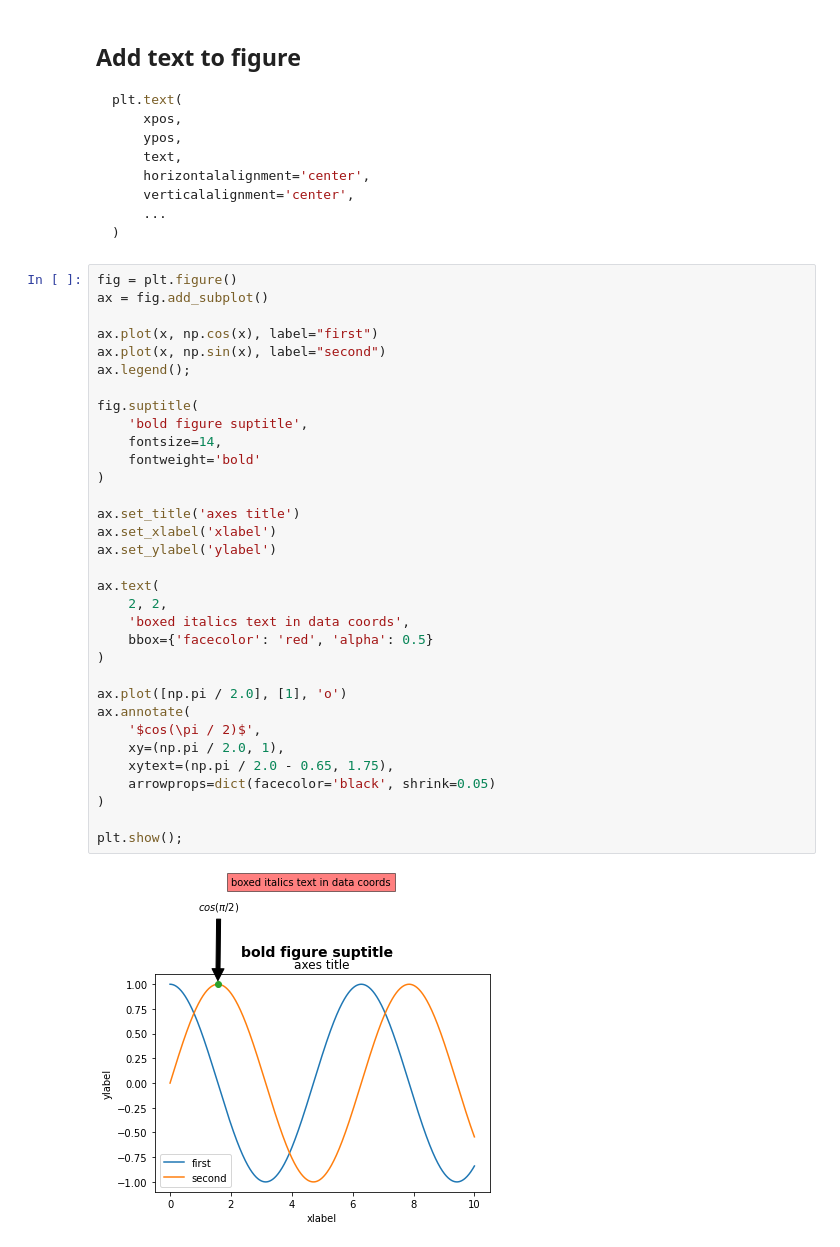
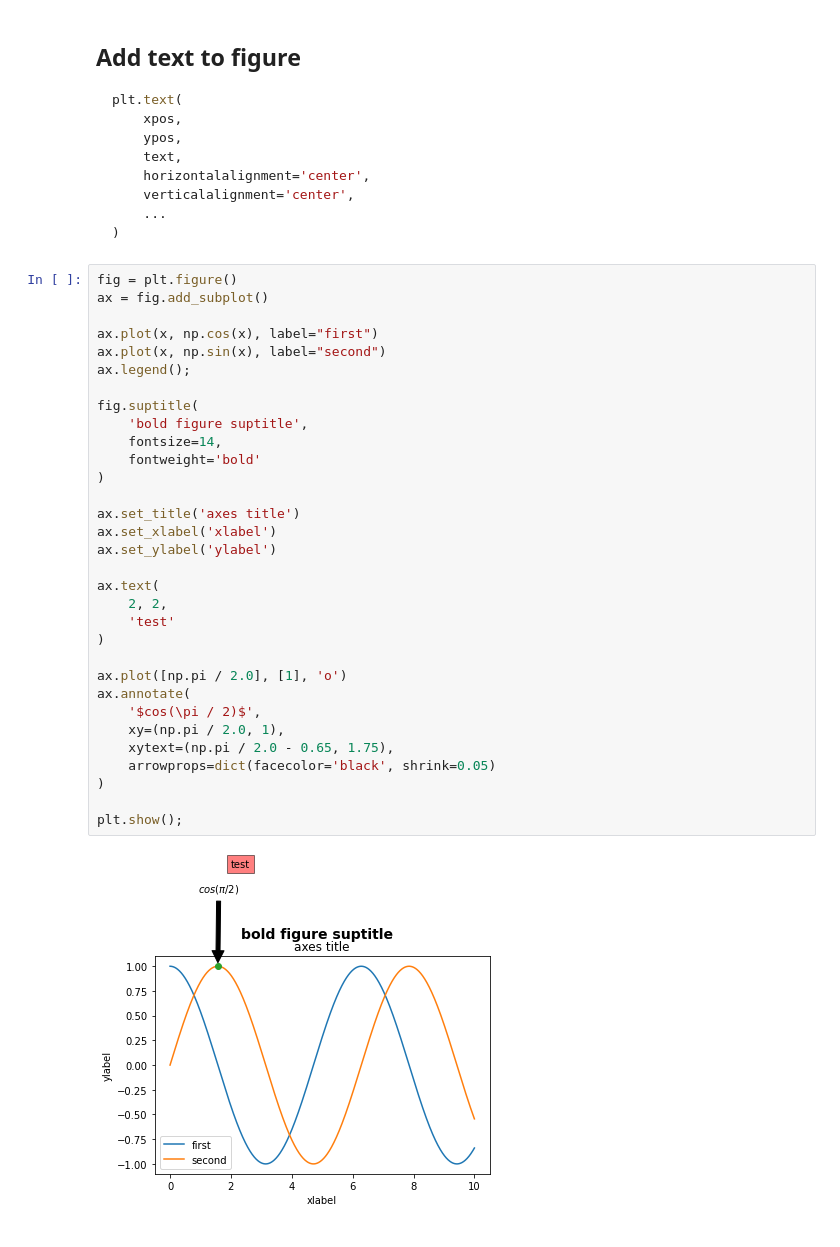
Before and after one commit to tkaya94/UdemyDataScience, a Jupyter notebook: 4_Matplotlib/06_Customize.ipynb, the cells around one changed output. Drawn from its saved outputs; the diff is of its cells as text.

```diff
--- a/4_Matplotlib/06_Customize.ipynb
+++ b/4_Matplotlib/06_Customize.ipynb
@@ -83,33 +88,32 @@ fig = plt.figure()
 ax = fig.add_subplot()
 
 ax.plot(x, np.cos(x), label="first")
 ax.plot(x, np.sin(x), label="second")
 ax.legend();
 
 fig.suptitle(
     'bold figure suptitle',
     fontsize=14,
     fontweight='bold'
 )
 
 ax.set_title('axes title')
 ax.set_xlabel('xlabel')
 ax.set_ylabel('ylabel')
 
 ax.text(
     2, 2,
-    'boxed italics text in data coords',
-    bbox={'facecolor': 'red', 'alpha': 0.5}
+    'test'
 )
 
 ax.plot([np.pi / 2.0], [1], 'o')
 ax.annotate(
     '$cos(\pi / 2)$',
     xy=(np.pi / 2.0, 1),
     xytext=(np.pi / 2.0 - 0.65, 1.75),
     arrowprops=dict(facecolor='black', shrink=0.05)
 )
 
 plt.show();
 # %% [output]
-[figure, old version]
+[figure, new version]
```
Also changed, not shown: parts of 3 cells of this notebook, 1 other file.
